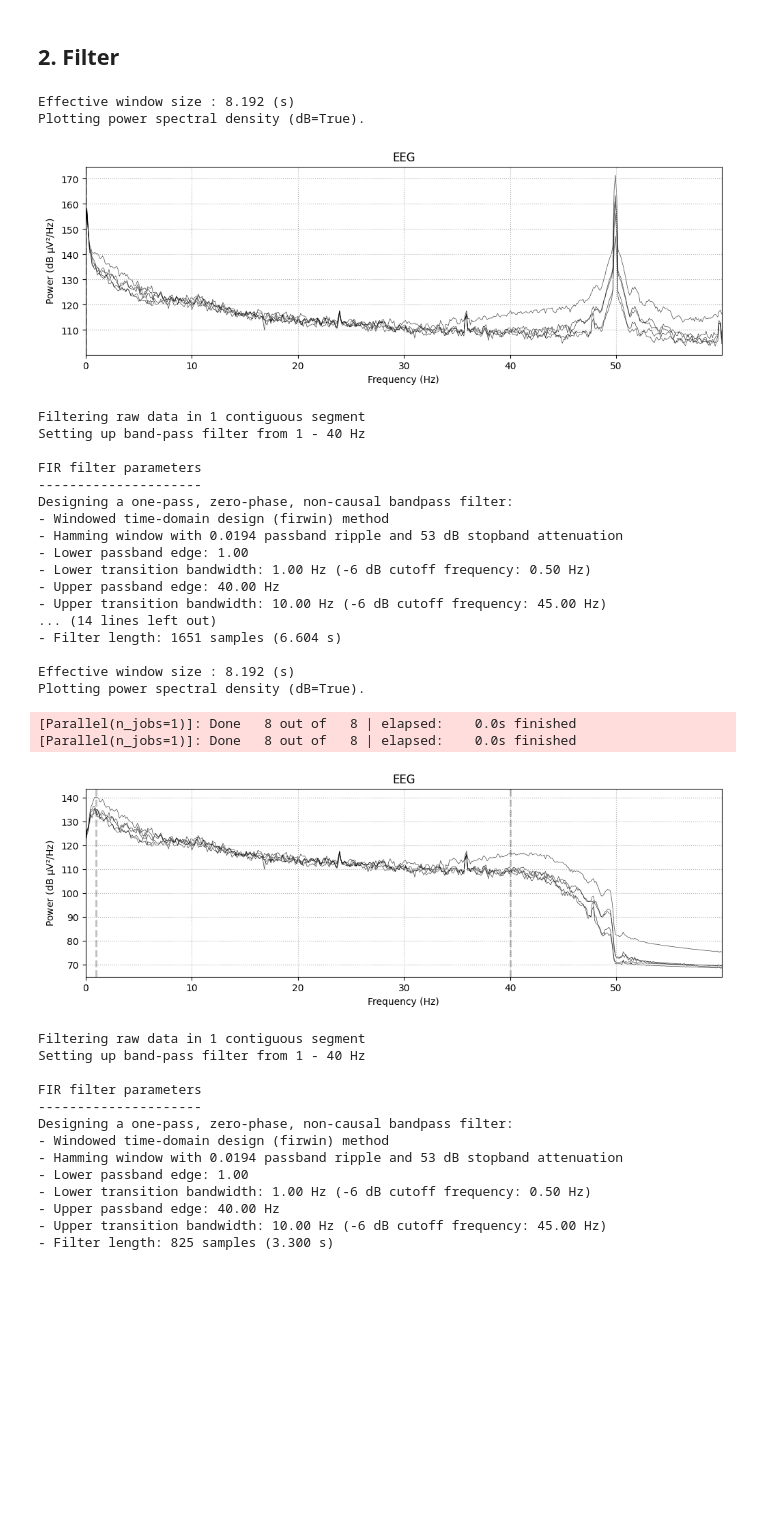
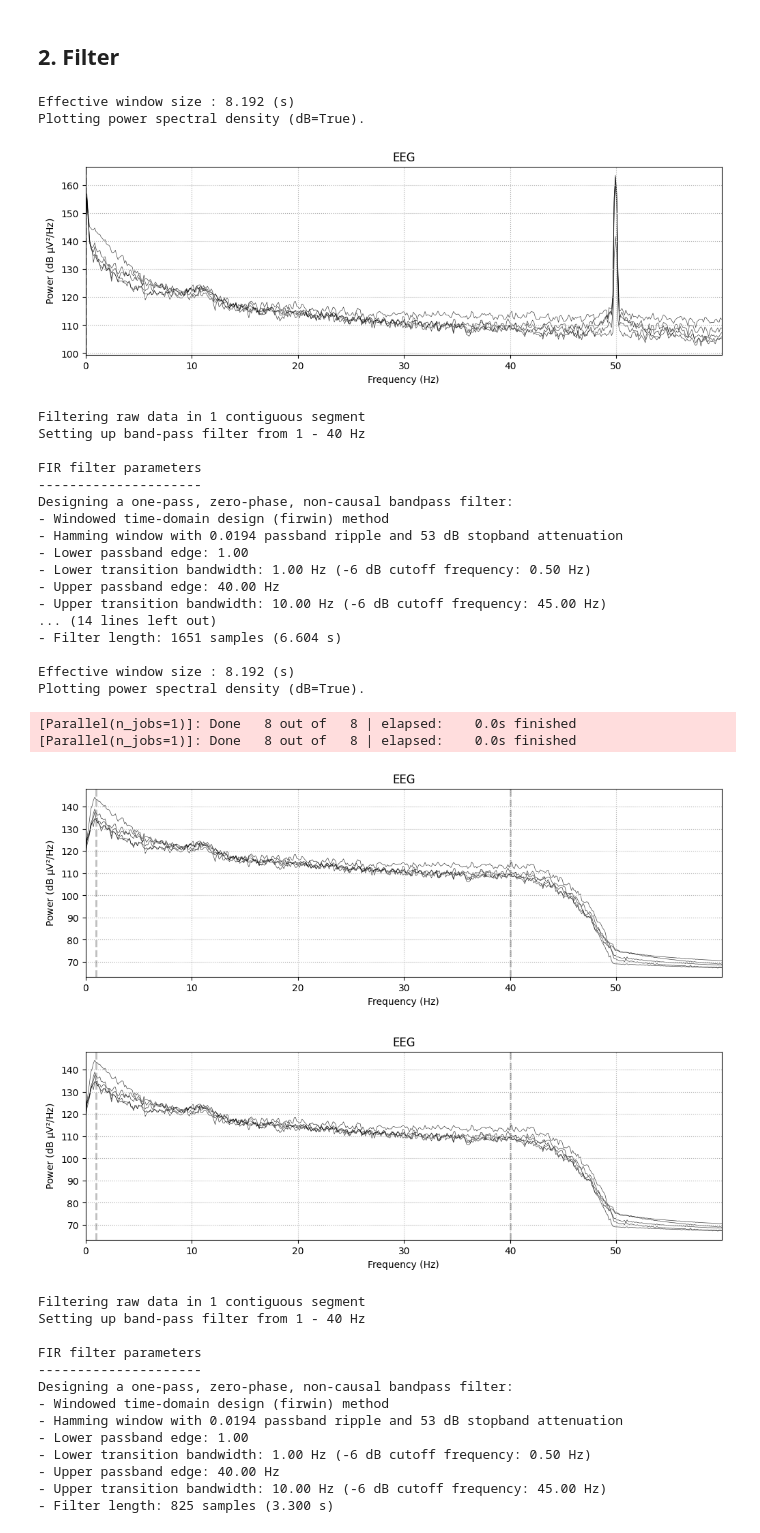
Before and after one commit to Saifa36622/bci_code, a Jupyter notebook: W7-OpenBCI-acquisition.ipynb, the cells around one changed output. Drawn from its saved outputs; the diff is of its cells as text; code cells hidden in the pictures; blank space fills up the shorter version.

```diff
--- a/W7-OpenBCI-acquisition.ipynb
+++ b/W7-OpenBCI-acquisition.ipynb
@@ -29,12 +29,12 @@ import mne
 import numpy as np
 import pandas as pd
 
-df = pd.read_csv('psychopy_data/101_project_2025-05-07_17h35.50.641.csv')
+df = pd.read_csv('psychopy_data/tai3.csv')
 response = df.get(key="response.keys")
 response = response[1:-2]
 data_response = response.to_numpy()
 
-streams, header = pyxdf.load_xdf("data/sub-thai_ses-S001_task-Default_run-001_eeg.xdf") #Example Data from Lab Recoder
+streams, header = pyxdf.load_xdf("data/sub-thai_ses-S003_task-Default_run-001_eeg.xdf") #Example Data from Lab Recoder
 
 if streams[0]['info']['type'][0] == 'Markers': #Check
     raw_stream = streams[1]
@@ -116,33 +116,36 @@ plt.show()
 # %% [output]
 Effective window size : 8.192 (s)
 Plotting power spectral density (dB=True).
-[figure, old version]
+[figure, new version]
 # %%
-OpenBCI_filter = raw_OpenBCI.copy().filter(l_freq=1, h_freq=40) #band-pass function
+OpenBCI_filter = raw_OpenBCI.copy().filter(l_freq=1, h_freq=40,fir_design='firwin') #band-pass function
 OpenBCI_filter = OpenBCI_filter.copy().notch_filter(freqs=50) #notch filter function
 OpenBCI_filter.compute_psd(fmax=60).plot(picks=raw_OpenBCI.ch_names[0:5])
+OpenBCI_filter.rename_channels(channel_mapping)
+OpenBCI_filter.set_montage('standard_1020')
 plt.show()
 # %% [output]
 Filtering raw data in 1 contiguous segment
 Setting up band-pass filter from 1 - 40 Hz
 
 FIR filter parameters
 ---------------------
 Designing a one-pass, zero-phase, non-causal bandpass filter:
 - Windowed time-domain design (firwin) method
 - Hamming window with 0.0194 passband ripple and 53 dB stopband attenuation
 - Lower passband edge: 1.00
 - Lower transition bandwidth: 1.00 Hz (-6 dB cutoff frequency: 0.50 Hz)
 - Upper passband edge: 40.00 Hz
 - Upper transition bandwidth: 10.00 Hz (-6 dB cutoff frequency: 45.00 Hz)
 ... (14 lines left out)
 - Filter length: 1651 samples (6.604 s)
 
 Effective window size : 8.192 (s)
 Plotting power spectral density (dB=True).
 [Parallel(n_jobs=1)]: Done   8 out of   8 | elapsed:    0.0s finished
 [Parallel(n_jobs=1)]: Done   8 out of   8 | elapsed:    0.0s finished
-[figure, old version]
+[figure, new version]
+[figure, added]
 # %%
 ICA_filtered = raw_OpenBCI.copy().filter(l_freq=1., h_freq=40., fir_design='firwin')
 # %% [output]
```
Also changed, not shown: parts of 19 cells of this notebook, 4 other files.
